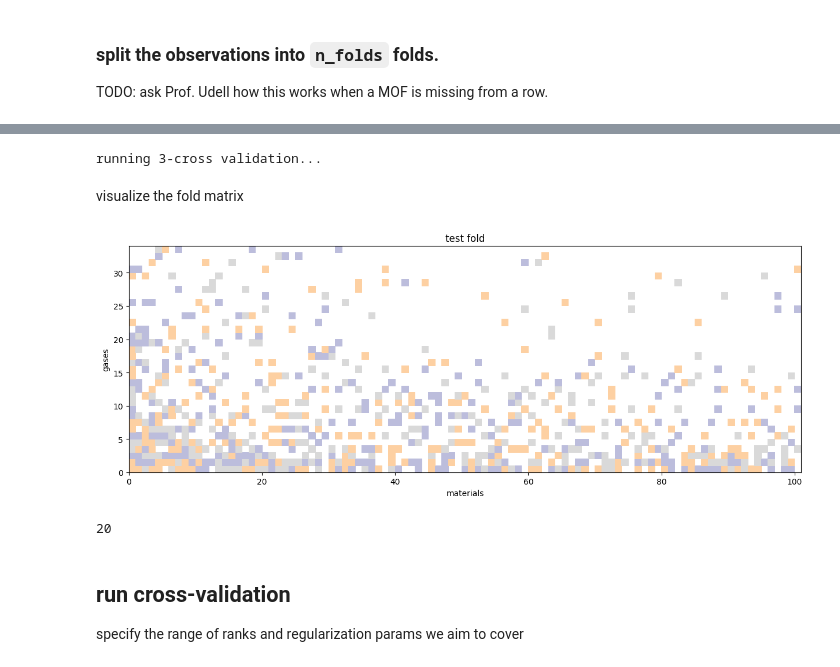
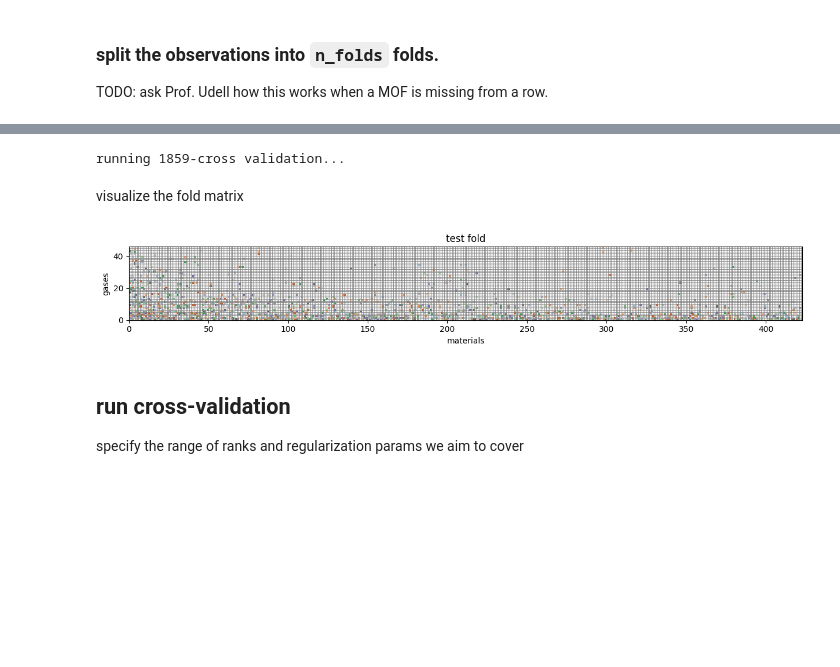
Before and after one commit to SimonEnsemble/material_recommendation_system, a Jupyter notebook: RecSys.ipynb, the cells around one changed output, grey strips where cells are left out. Drawn from its saved outputs; the diff is of its cells as text; code cells hidden in the pictures; blank space fills up the shorter version.

```diff
--- a/RecSys.ipynb
+++ b/RecSys.ipynb
@@ -16,8 +16,8 @@ see `CreateMatrix.ipynb` for Python code that queries the NIST database for the
 
 the gases run along the columns, the materials run along the rows, and the entries are the Henry coefficients identified from experimental adsorption data.
 # %%
-@load joinpath("data", "logH_matrix_materials_and_gases.jld2") new_H master_list_of_materials master_list_of_gases
-H = deepcopy(new_H) # log(H)
+@load joinpath("data", "logH_matrix_materials_and_gases.jld2") H master_list_of_materials master_list_of_gases
+#H = deepcopy(new_H) # log(H)
 materials = String.(deepcopy(master_list_of_materials)) # list of materials, order corresponding to rows in H
 gases = String.(deepcopy(master_list_of_gases)) # list of gases, order corresponding to cols in H
 
@@ -352,43 +313,53 @@ H
 # %%
-n_folds = 3 # K-fold cross validation
+n_folds = nb_obs # K-fold cross validation
 println("running $n_folds-cross validation...")
 kfolds = KFold(nb_obs, n_folds=n_folds, shuffle=true);
 # %% [output]
-running 3-cross validation...
+running 1859-cross validation...
 # %% [markdown]
 visualize the fold matrix
 # %%
 test_fold_matrix = Int.(zeros(size(H)))
 for (i, fold) in enumerate(kfolds)
     for ix in fold[2]
         test_fold_matrix[ids_obs[ix][1], ids_obs[ix][2]] = i
     end
 end
 
 cmap = plt.get_cmap("tab20c")
 colors = cmap(collect(1:cmap.N))
 #colors = Array{Float64, 2}(undef, 6, 4)
 colors[1, :] .= [0.0, 0.0, 0.0, 0.0] ./ 255
 # colors[2, :] .= [128., 0., 0., 255.] ./ 255
 # colors[3, :] .= [170., 255., 195., 255.] ./ 255
 # colors[4, :] .= [145., 30., 180., 255.] ./ 255
 # colors[5, :] .= [255., 250., 200., 255.] ./ 255
 # colors[6, :] .= [0., 130., 200., 255.] ./ 255
-println(cmap.N)
 cmap = matplotlib.colors.ListedColormap(colors)
+
+
 
 fig, ax = plt.subplots(figsize=(15, 15))
 ax.pcolormesh(test_fold_matrix, cmap=cmap)
+
+# grid lines
+for x = 1:size(test_fold_matrix)[1]
+    plot([0, size(test_fold_matrix)[2]], [x, x], linewidth=0.55, color="gray")
+end
+for y = 1:size(test_fold_matrix)[2]
+    plot([y, y ], [0, size(test_fold_matrix)[1]], linewidth=0.55, color="gray")
+end
+
+
 ax.set_aspect("equal")
 ax.set_xlabel("materials")
 ax.set_ylabel("gases")
 ax.set_title("test fold")
 #ax.set_xlabel("Fold Frequency")
 # TODO put legend in there for the fold
 plt.show()
 # %% [output]
-[figure, old version]
+[figure, new version]
-20
 # %% [markdown]
 ## run cross-validation
 
```
Also changed, not shown: parts of 24 cells of this notebook, 3 other files.
